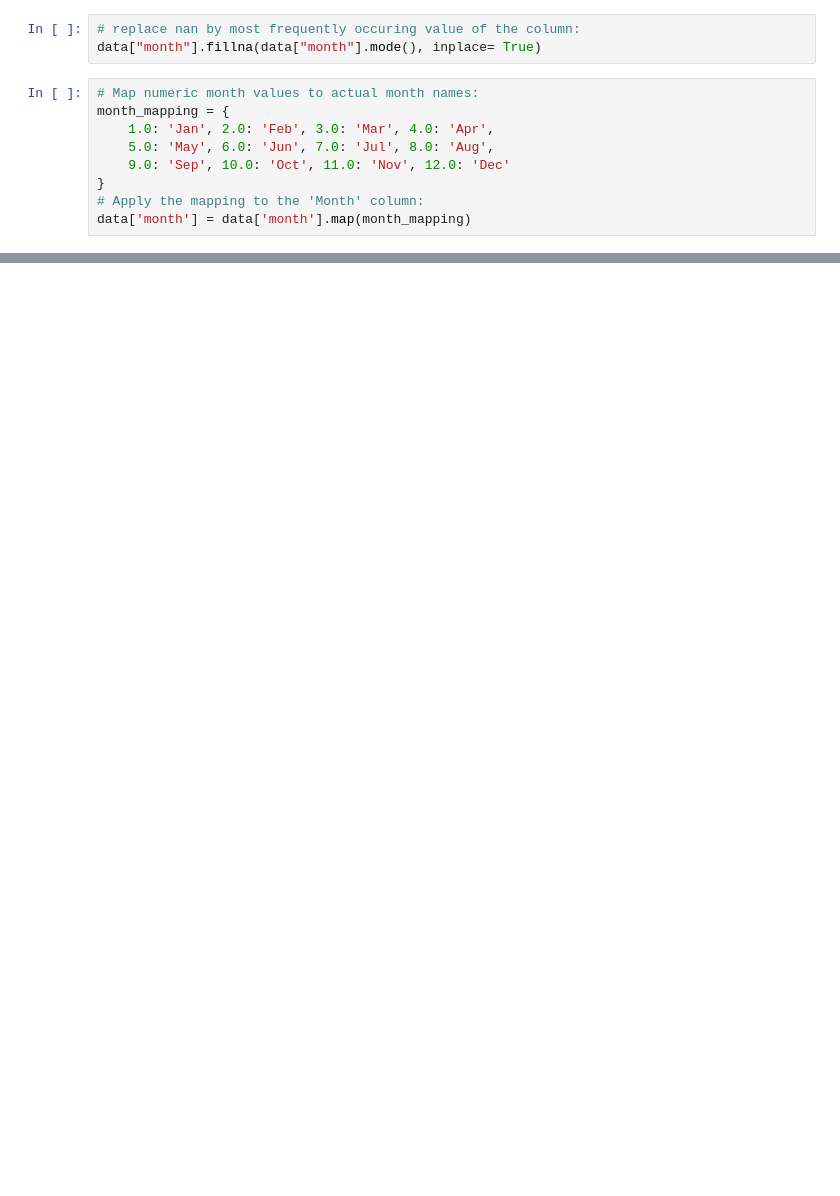
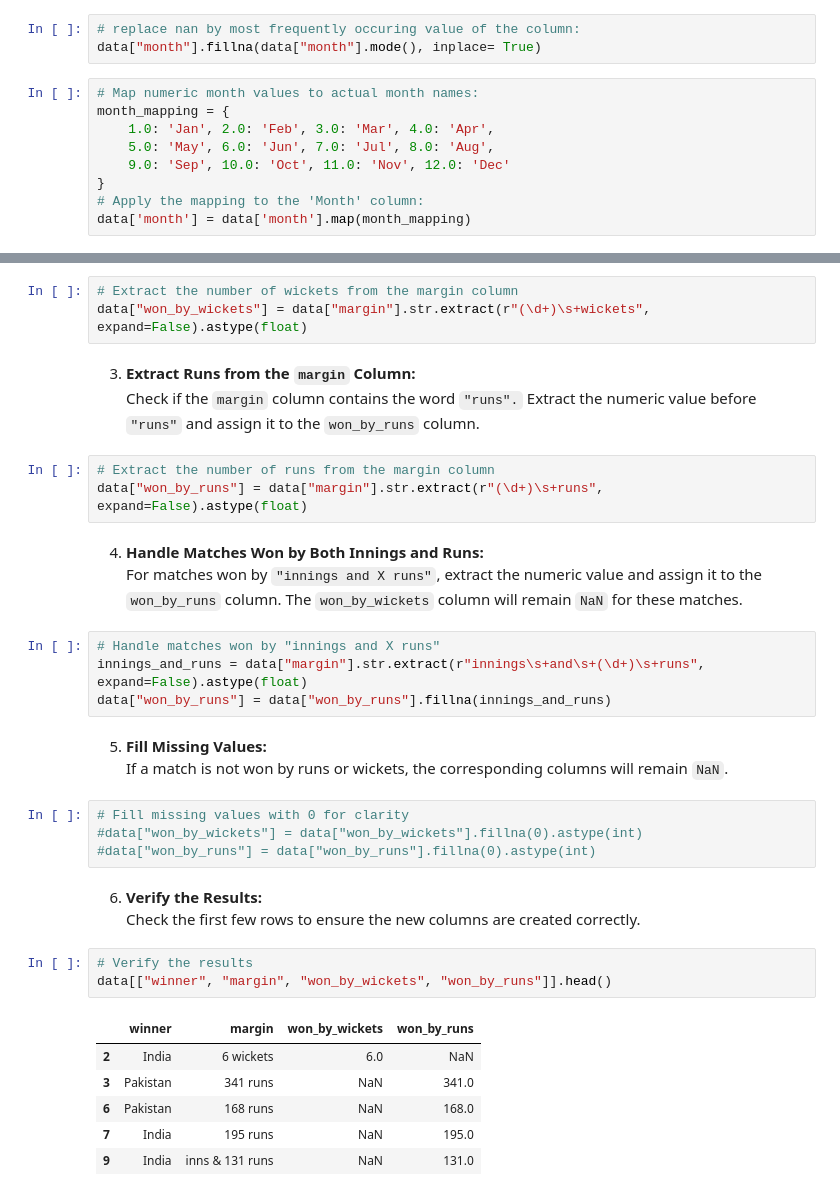
Before and after one commit to RussDai/Projects, a Jupyter notebook: 02_Data_Visuallization/01_Test_Nations_Data_Analysis/src/data_engineering.ipynb, the cells around one changed output, grey strips where cells are left out. Cells and saved outputs as stored; diff of their text form; blank space fills up the shorter version.

```diff
--- a/02_Data_Visuallization/01_Test_Nations_Data_Analysis/src/data_engineering.ipynb
+++ b/02_Data_Visuallization/01_Test_Nations_Data_Analysis/src/data_engineering.ipynb
@@ -32,0 +290,36 @@ data.head(3)
+# %%
+# Extract the number of wickets from the margin column
+data["won_by_wickets"] = data["margin"].str.extract(r"(\d+)\s+wickets", expand=False).astype(float)
+# %% [markdown]
+3. **Extract Runs from the `margin` Column:**
+Check if the `margin` column contains the word `"runs".` Extract the numeric value before `"runs"` and assign it to the `won_by_runs` column.
+# %%
+# Extract the number of runs from the margin column
+data["won_by_runs"] = data["margin"].str.extract(r"(\d+)\s+runs", expand=False).astype(float)
+# %% [markdown]
+4. **Handle Matches Won by Both Innings and Runs:**
+For matches won by `"innings and X runs"`, extract the numeric value and assign it to the `won_by_runs` column. The `won_by_wickets` column will remain `NaN` for these matches.
+# %%
+# Handle matches won by "innings and X runs"
+innings_and_runs = data["margin"].str.extract(r"innings\s+and\s+(\d+)\s+runs", expand=False).astype(float)
+data["won_by_runs"] = data["won_by_runs"].fillna(innings_and_runs)
+# %% [markdown]
+5. **Fill Missing Values:**
+If a match is not won by runs or wickets, the corresponding columns will remain `NaN`.
+# %%
+# Fill missing values with 0 for clarity
+#data["won_by_wickets"] = data["won_by_wickets"].fillna(0).astype(int)
+#data["won_by_runs"] = data["won_by_runs"].fillna(0).astype(int)
+# %% [markdown]
+6. **Verify the Results:**
+Check the first few rows to ensure the new columns are created correctly.
+# %%
+# Verify the results
+data[["winner", "margin", "won_by_wickets", "won_by_runs"]].head()
+# %% [output]
+|  | winner | margin | won_by_wickets | won_by_runs |
+| 2 | India | 6 wickets | 6.0 | NaN |
+| 3 | Pakistan | 341 runs | NaN | 341.0 |
+| 6 | Pakistan | 168 runs | NaN | 168.0 |
+| 7 | India | 195 runs | NaN | 195.0 |
+| 9 | India | inns & 131 runs | NaN | 131.0 |
```
Also changed, not shown: parts of 27 cells of this notebook, 2 other files.
